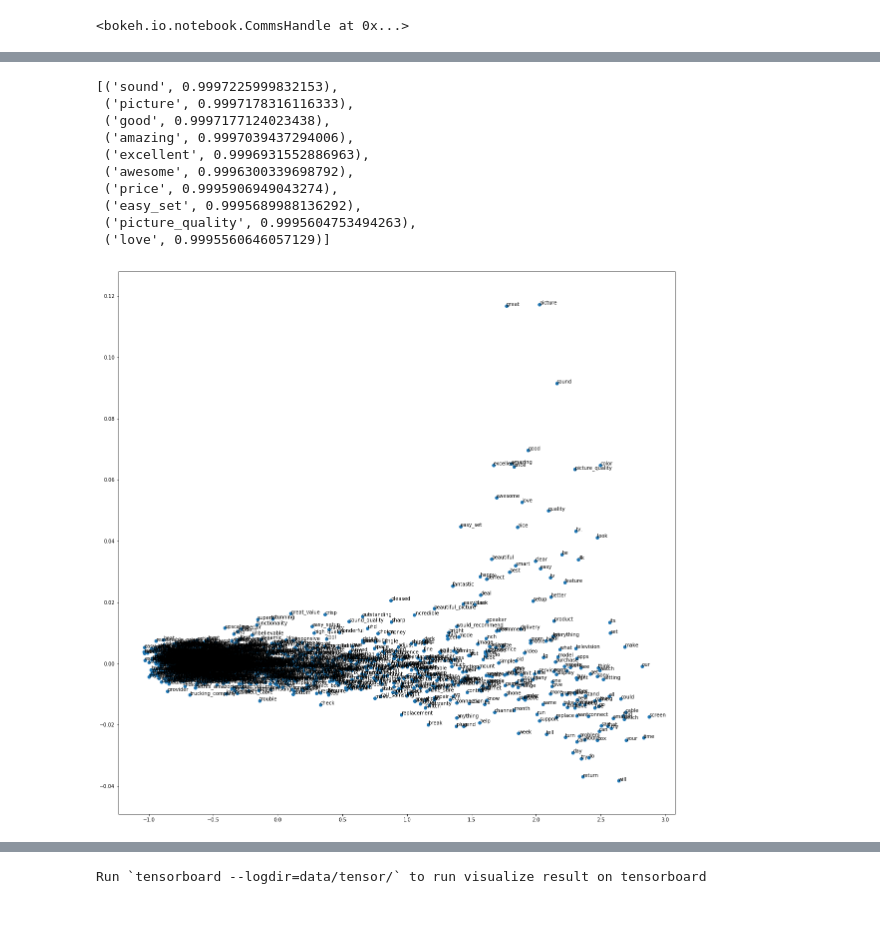
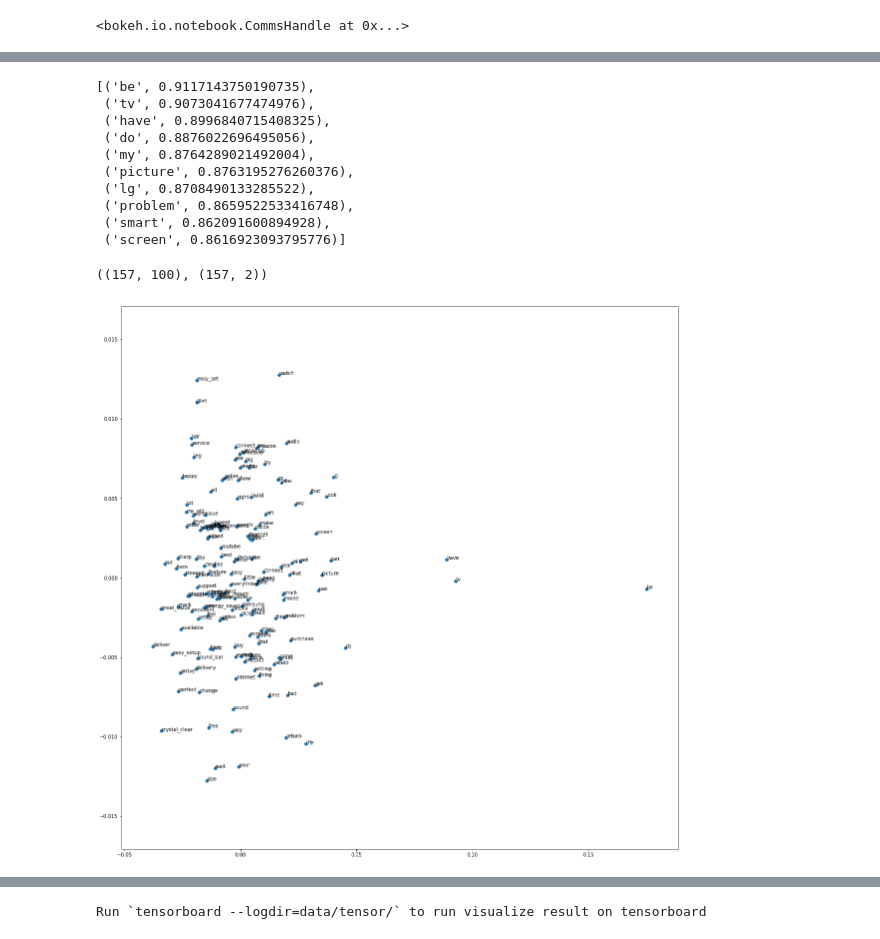
Before and after one commit to bsbhaskar/product_review_sentiments, a Jupyter notebook: topic_clustering-spicy.ipynb, the cells around one changed output, grey strips where cells are left out. Drawn from its saved outputs; the diff is of its cells as text; code cells hidden in the pictures.

```diff
--- a/topic_clustering-spicy.ipynb
+++ b/topic_clustering-spicy.ipynb
@@ -50,8 +49,8 @@ def retrieve_all_reviews():
     conn.close()
     return df
 # %%
-#df = retrieve_reviews('LG Electronics 65UJ6300 65-Inch 4K Ultra HD Smart LED TV (2017 Model)')
-df = retrieve_all_reviews()
+df = retrieve_reviews('LG Electronics 65UJ6300 65-Inch 4K Ultra HD Smart LED TV (2017 Model)')
+#df = retrieve_all_reviews()
 # %%
 df.head(2)
 # %% [output]
@@ -337,16 +343,16 @@ model = Word2Vec(terms_doc, size=100, window=5, min_count=5, workers=4)
 model.wv.most_similar(positive=['great'])
 #model.wv.index2word
 # %% [output]
-[('sound', 0.9997225999832153),
- ('picture', 0.9997178316116333),
- ('good', 0.9997177124023438),
- ('amazing', 0.9997039437294006),
- ('excellent', 0.9996931552886963),
- ('awesome', 0.9996300339698792),
- ('price', 0.9995906949043274),
- ('easy_set', 0.9995689988136292),
- ('picture_quality', 0.9995604753494263),
- ('love', 0.9995560646057129)]
+[('be', 0.9117143750190735),
+ ('tv', 0.9073041677474976),
+ ('have', 0.8996840715408325),
+ ('do', 0.8876022696495056),
+ ('my', 0.8764289021492004),
+ ('picture', 0.8763195276260376),
+ ('lg', 0.8708490133285522),
+ ('problem', 0.8659522533416748),
+ ('smart', 0.862091600894928),
+ ('screen', 0.8616923093795776)]
 # %%
 import tensorflow as tf
 import numpy as np
@@ -359,15 +365,17 @@ from sklearn.decomposition import PCA
 # %%
 
 X = model[model.wv.vocab]
 pca = PCA(n_components=2)
 result = pca.fit_transform(X)
 # create a scatter plot of the projection
 
 fig,ax = plt.subplots(figsize=(20,20))
 ax.scatter(result[:, 0], result[:, 1])
 words = list(model.wv.vocab)
 for i, word in enumerate(words):
     ax.annotate(word, xy=(result[i, 0], result[i, 1]))
-plt.show()
+#plt.show()
+X.shape, result.shape
 # %% [output]
+((157, 100), (157, 2))
-[figure, old version]
+[figure, new version]
```
Also changed, not shown: parts of 7 cells of this notebook, 10 other files.
